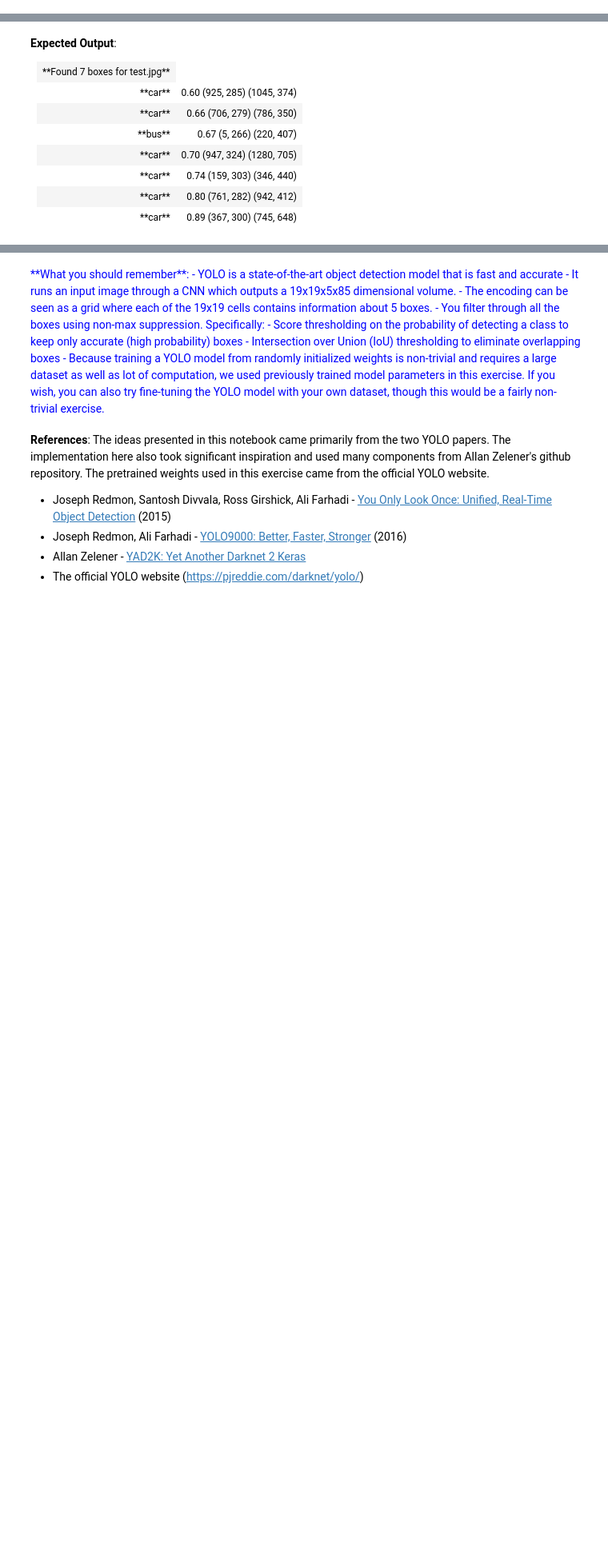
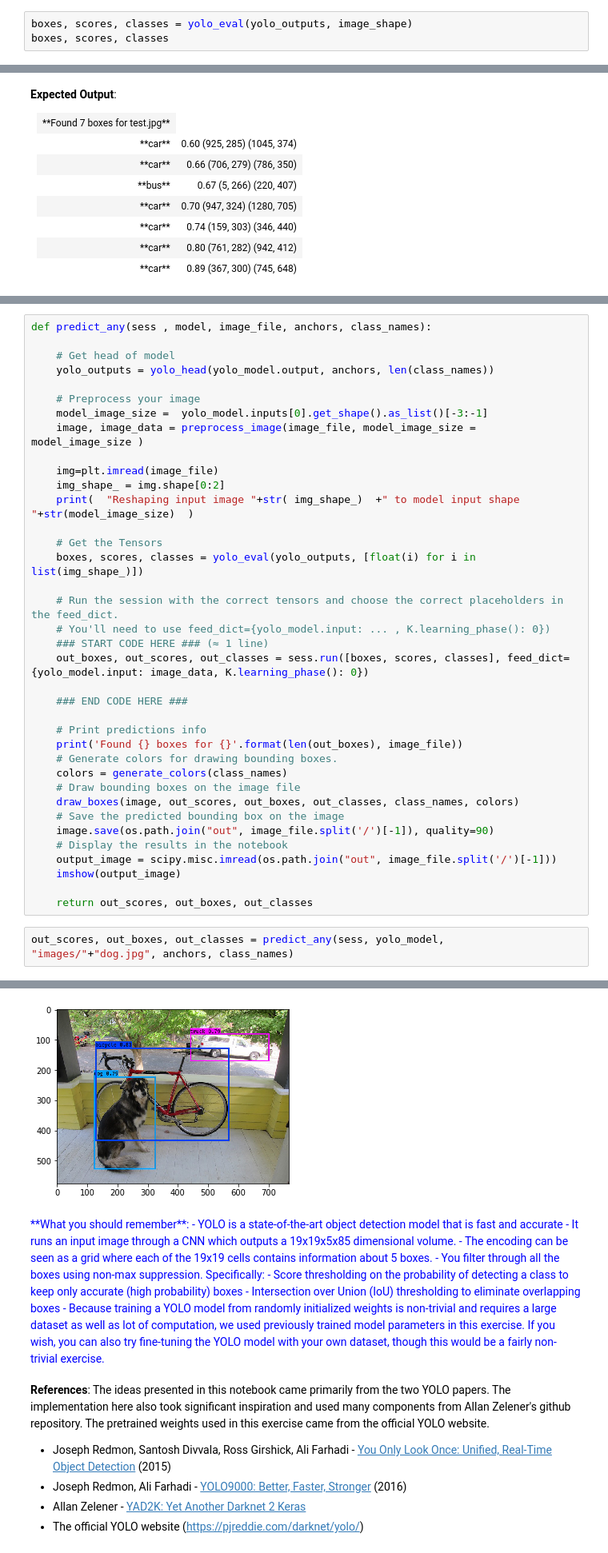
Before and after one commit to DavidTorresOcana/Nexar_challenge_2, a Jupyter notebook: src/Autonomous driving application - Car detection - v1.ipynb, the cells around one changed output, grey strips where cells are left out. Shown at 80% size. Cells and saved outputs as stored; diff of their text form; blank space fills up the shorter version.

```diff
--- a/src/Autonomous driving application - Car detection - v1.ipynb
+++ b/src/Autonomous driving application - Car detection - v1.ipynb
@@ -696,0 +723,3 @@ SyntaxError: invalid syntax (<ipython-input-113-78687b0c6b96>, line 4)
+# %%
+boxes, scores, classes = yolo_eval(yolo_outputs, image_shape)
+boxes, scores, classes
@@ -847,0 +915,40 @@ If you were to run your session in a for loop over all your images. Here's what
+# %%
+def predict_any(sess , model, image_file, anchors, class_names):
+
+    # Get head of model
+    yolo_outputs = yolo_head(yolo_model.output, anchors, len(class_names))
+
+    # Preprocess your image
+    model_image_size =  yolo_model.inputs[0].get_shape().as_list()[-3:-1]
+    image, image_data = preprocess_image(image_file, model_image_size =  model_image_size )
+
+    img=plt.imread(image_file)
+    img_shape_ = img.shape[0:2]
+    print(  "Reshaping input image "+str( img_shape_)  +" to model input shape "+str(model_image_size)  )
+
+    # Get the Tensors
+    boxes, scores, classes = yolo_eval(yolo_outputs, [float(i) for i in list(img_shape_)])
+
+    # Run the session with the correct tensors and choose the correct placeholders in the feed_dict.
+    # You'll need to use feed_dict={yolo_model.input: ... , K.learning_phase(): 0})
+    ### START CODE HERE ### (≈ 1 line)
+    out_boxes, out_scores, out_classes = sess.run([boxes, scores, classes], feed_dict={yolo_model.input: image_data, K.learning_phase(): 0})
+
+    ### END CODE HERE ###
+
+    # Print predictions info
+    print('Found {} boxes for {}'.format(len(out_boxes), image_file))
+    # Generate colors for drawing bounding boxes.
+    colors = generate_colors(class_names)
+    # Draw bounding boxes on the image file
+    draw_boxes(image, out_scores, out_boxes, out_classes, class_names, colors)
+    # Save the predicted bounding box on the image
+    image.save(os.path.join("out", image_file.split('/')[-1]), quality=90)
+    # Display the results in the notebook
+    output_image = scipy.misc.imread(os.path.join("out", image_file.split('/')[-1]))
+    imshow(output_image)
+
+    return out_scores, out_boxes, out_classes
+# %%
+out_scores, out_boxes, out_classes = predict_any(sess, yolo_model,  "images/"+"dog.jpg", anchors, class_names)
+# %% [output]
@@ -848,3 +960,4 @@ If you were to run your session in a for loop over all your images. Here's what
+[figure, added]
 # %% [markdown]
 <font color='blue'>
 **What you should remember**:
```
Also changed, not shown: parts of 32 cells of this notebook, 2 other files.
